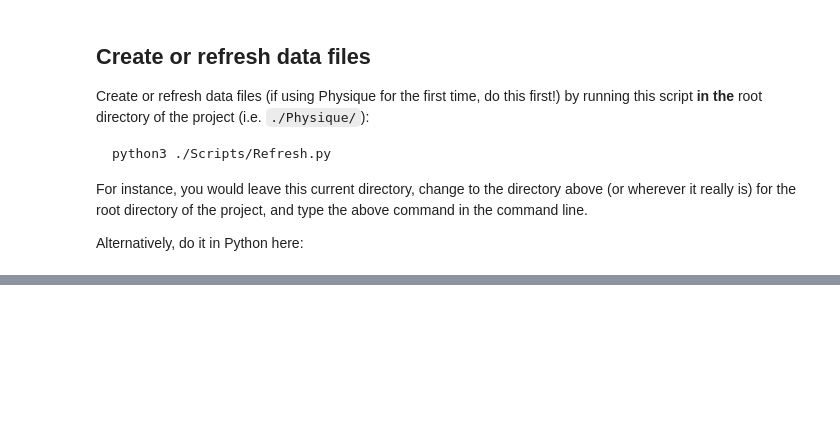
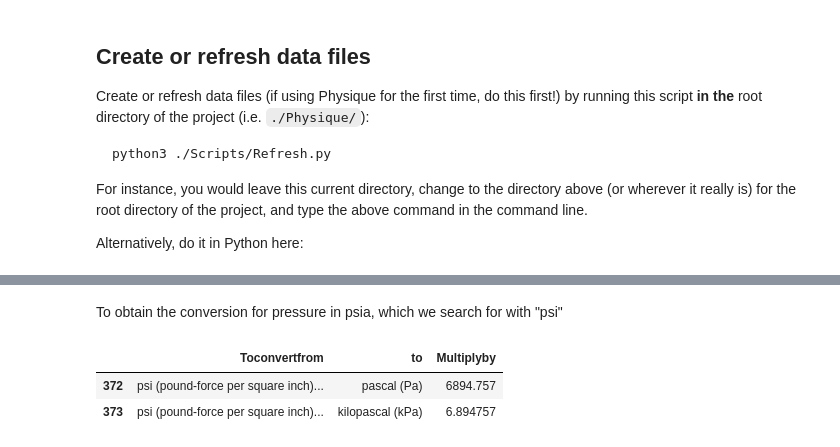
Before and after one commit to ernestyalumni/Propulsion, a Jupyter notebook: Physique.ipynb, the cells around one changed output, grey strips where cells are left out. Cells and saved outputs as stored; diff of their text form; code cells hidden in the pictures; blank space fills up the shorter version.

```diff
--- a/Physique.ipynb
+++ b/Physique.ipynb
@@ -33,0 +201,8 @@ print(os.getcwd())
+# %% [markdown]
+To obtain the conversion for pressure in psia, which we search for with "psi"
+# %%
+Conversions[Conversions['Toconvertfrom'].str.match("psi")]
+# %% [output]
+|  | Toconvertfrom | to | Multiplyby |
+| 372 | psi (pound-force per square inch)... | pascal (Pa) | 6894.757 |
+| 373 | psi (pound-force per square inch)... | kilopascal (kPa) | 6.894757 |
```
Also changed, not shown: parts of 36 cells of this notebook, 3 other files.
